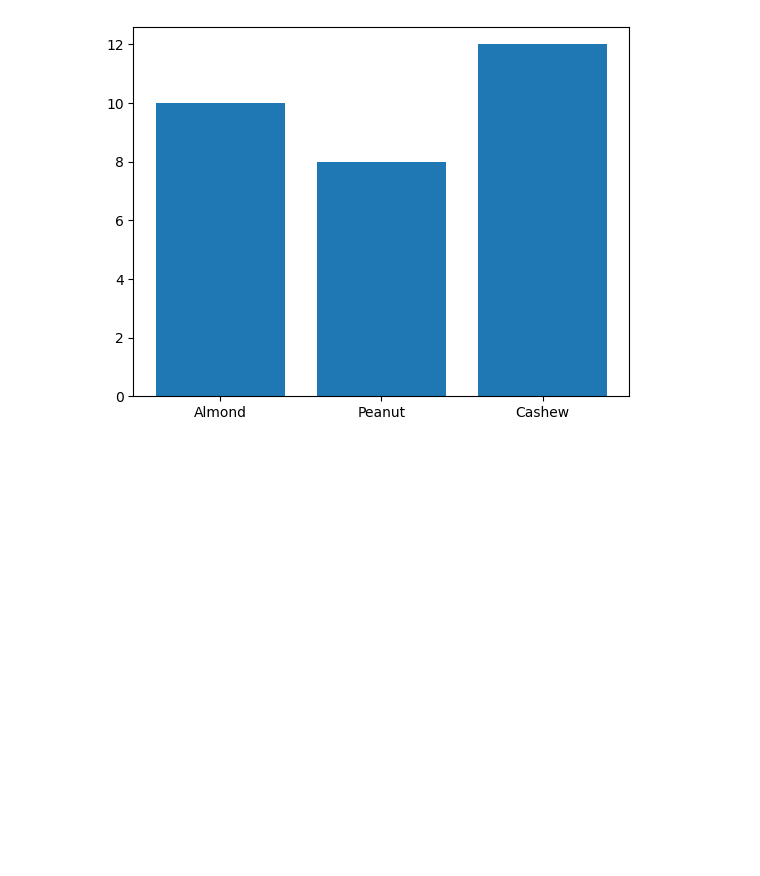
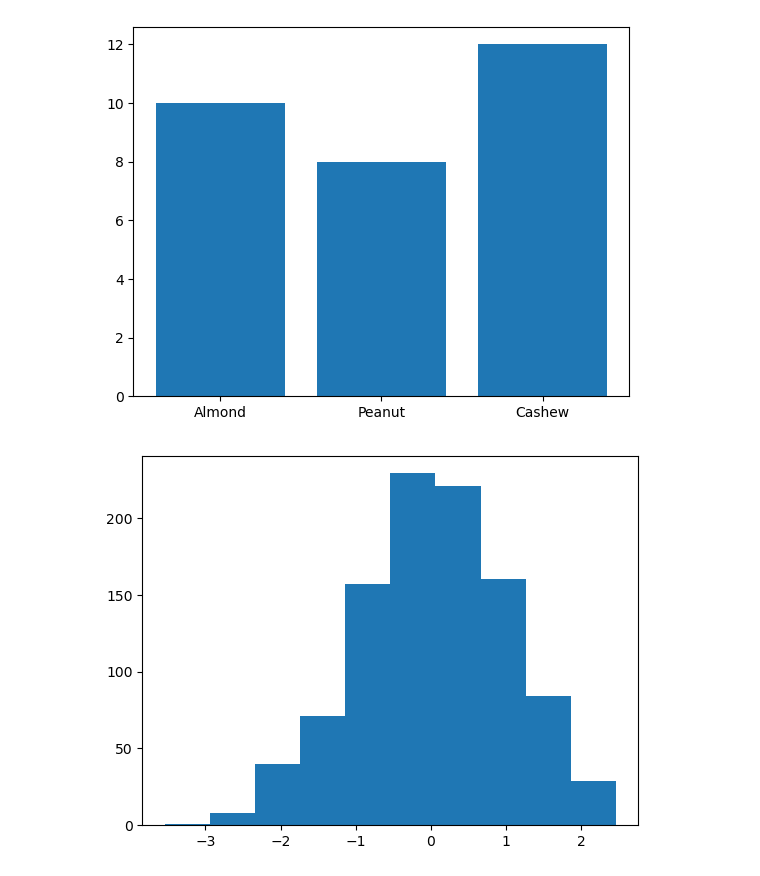
Before and after one commit to snmsndhu/Machine_Learning, a Jupyter notebook: 03_matplotlib/introduction_to_matplotlib.ipynb, the cells around one changed output. Cells and saved outputs as stored; diff of their text form; code cells hidden in the pictures; blank space fills up the shorter version.

```diff
--- a/03_matplotlib/introduction_to_matplotlib.ipynb
+++ b/03_matplotlib/introduction_to_matplotlib.ipynb
@@ -152,3 +152,11 @@ y = nut_butter_prices.values()
 ax.bar(x, y);
 # %% [output]
 [figure]
+# %%
+# Use some data and create the Histogram
+
+x = np.random.randn(1000)
+fig, ax = plt.subplots()
+ax.hist(x);
+# %% [output]
+[figure, added]
```
Also changed, not shown: parts of 1 cell of this notebook.
